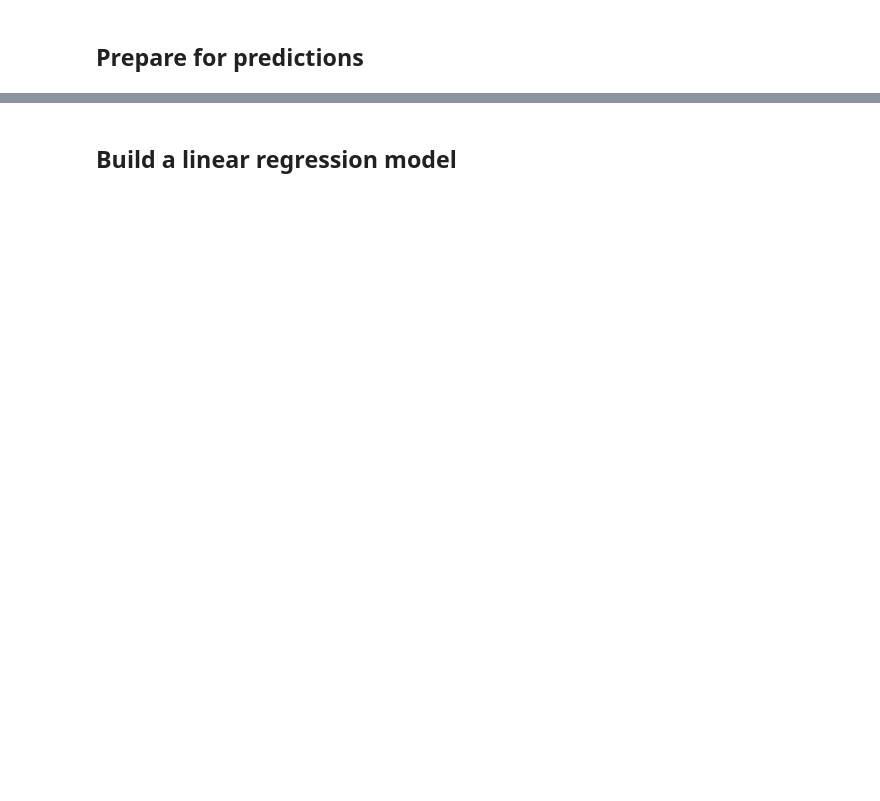
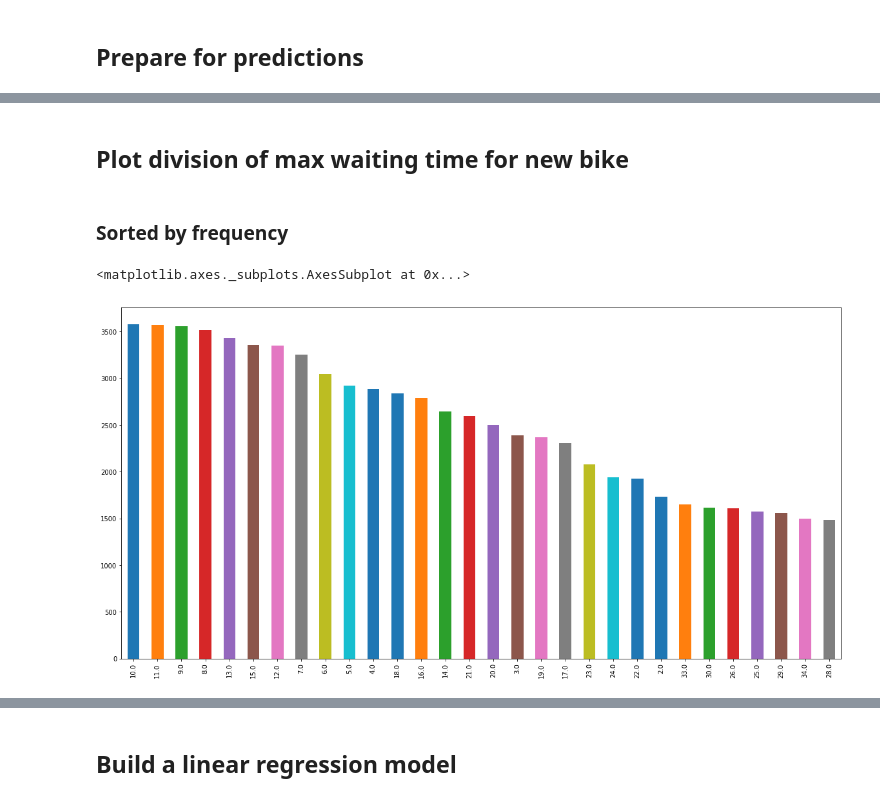
Before and after one commit to magic-city-bikes/notes, a Jupyter notebook: linear_regression.ipynb, the cells around one changed output, grey strips where cells are left out. Cells and saved outputs as stored; diff of their text form; code cells hidden in the pictures; blank space fills up the shorter version.

Commit message:
Add more plots

```diff
--- a/linear_regression.ipynb
+++ b/linear_regression.ipynb
@@ -178,5 +158,6 @@ df.head(50)
 # %%
 # extract difference in minutes to a separate column
+# on the moment that a bike was added, the waiting time is the time to next bike
 i = 0
 first_non_additive_index = 0
 while (i < len(df)):
@@ -187,10 +168,9 @@ while (i < len(df)):
     additive_row = df.iloc[i]
     time = additive_row['minutes_from_midnight']
     difference = abs(time - df.iloc[first_non_additive_index]['minutes_from_midnight'])
-    df.loc[first_non_additive_index:i-1, 'bike_added_time_slot'] = difference
-    df.loc[i, 'bike_added_time_slot'] = 0
+    df.loc[first_non_additive_index:i-1, 'max_wait_for_new_bike'] = difference
+    first_non_additive_index = i
     i += 1
-    first_non_additive_index = i
 # if we cant know when the next bike will be added, fill with -1 for now
 df = df.fillna(-1)
 df.head(50)
@@ -212,3 +192,14 @@ df.head(50)
 | 47 | 2018-05-11T08:35:01 | 60.184312 | 24.826671 | 1 | 541 | Aalto-yliopisto (M), Korkeakoulua... | 6 | 40 | 08:35 | ... |
 | 48 | 2018-05-11T08:36:01 | 60.184312 | 24.826671 | 1 | 541 | Aalto-yliopisto (M), Korkeakoulua... | 6 | 40 | 08:36 | ... |
 | 49 | 2018-05-11T08:37:01 | 60.184312 | 24.826671 | 1 | 541 | Aalto-yliopisto (M), Korkeakoulua... | 6 | 40 | 08:37 | ... |
+# %% [markdown]
+## Plot division of max waiting time for new bike
+# %% [markdown]
+### Sorted by frequency
+# %%
+# sort by frequency
+by_max_wait = df['max_wait_for_new_bike'].value_counts(ascending=True).sort_values(ascending=False).head(30)
+by_max_wait.plot(kind='bar', figsize=(20, 10))
+# %% [output]
+<matplotlib.axes._subplots.AxesSubplot at 0x...>
+[figure, added]
```
Also changed, not shown: parts of 11 cells of this notebook.
